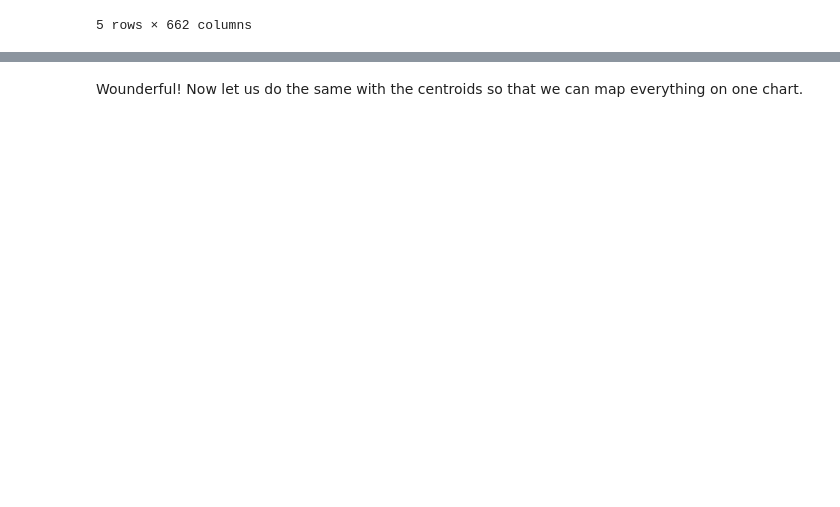
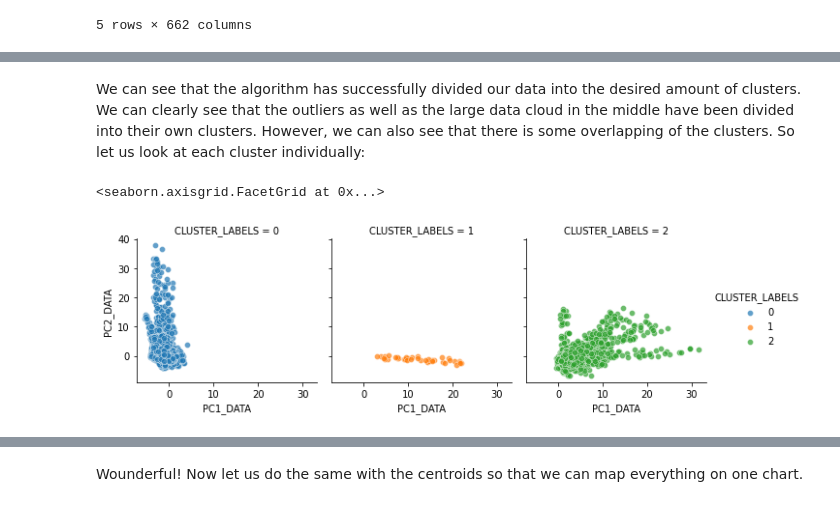
Before and after one commit to Mauricebuettgenbach/battle_of_the_neighborhoods, a Jupyter notebook: THE_BATTLE_OF_NEIHBORHOODS.ipynb, the cells around one changed output, grey strips where cells are left out. Saved outputs shown, nothing was run; the diff lists cells and outputs as text; code cells hidden in the pictures; blank space fills up the shorter version.

```diff
--- a/THE_BATTLE_OF_NEIHBORHOODS.ipynb
+++ b/THE_BATTLE_OF_NEIHBORHOODS.ipynb
@@ -1484,0 +1274,28 @@ existing_restaurant_clusters_reduced.head()
+# %%
+from sklearn.cluster import KMeans
+
+# Set number of clusters
+kclusters = 3
+
+# Run algorithm
+kmeans = KMeans(n_clusters=kclusters, random_state=34).fit(catchment_areas_onehot_grouped_clustering_scaled)
+
+# Insert clusters back into variable
+catchment_areas_onehot_grouped_clustering_scaled.insert(0, 'CLUSTER_LABELS', kmeans.labels_)
+
+# Insert catchment IDs back into variable
+catchment_areas_onehot_grouped_clustering_scaled['CATCHMENT_ID'] = catchment_areas_onehot_grouped['CATCHMENT_ID'].copy()
+
+# Insert cluster centroids back into variable
+centroids = kmeans.cluster_centers_
+centroids_x = [i[0] for i in centroids]
+centroids_y = [i[1] for i in centroids]
+catchment_areas_onehot_grouped_clustering_scaled['CENTROID_X'] = catchment_areas_onehot_grouped_clustering_scaled.CLUSTER_LABELS.map({0:centroids_x[0], 1:centroids_x[1], 2:centroids_x[2]})
+catchment_areas_onehot_grouped_clustering_scaled['CENTROID_Y'] = catchment_areas_onehot_grouped_clustering_scaled.CLUSTER_LABELS.map({0:centroids_y[0], 1:centroids_y[1], 2:centroids_y[2]})
+
+# Create new variable
+clusters = catchment_areas_onehot_grouped_clustering_scaled.copy()
+
+# Viz
+print(clusters.shape)
+clusters.head()
@@ -1484,0 +1363,10 @@ existing_restaurant_clusters_reduced.head()
+# %% [markdown]
+We can see that the algorithm has successfully divided our data into the desired amount of clusters. We can clearly see that the outliers as well as the large data cloud in the middle have been divided into their own clusters. However, we can also see that there is some overlapping of the clusters. So let us look at each cluster individually:
+# %%
+# Plot
+g = sns.FacetGrid(clusters_reduced, col="CLUSTER_LABELS", hue="CLUSTER_LABELS")
+g.map(sns.scatterplot, "PC1_DATA", "PC2_DATA", alpha=.7)
+g.add_legend()
+# %% [output]
+<seaborn.axisgrid.FacetGrid at 0x...>
+[figure, added]
```
Also changed, not shown: parts of 43 cells of this notebook.
